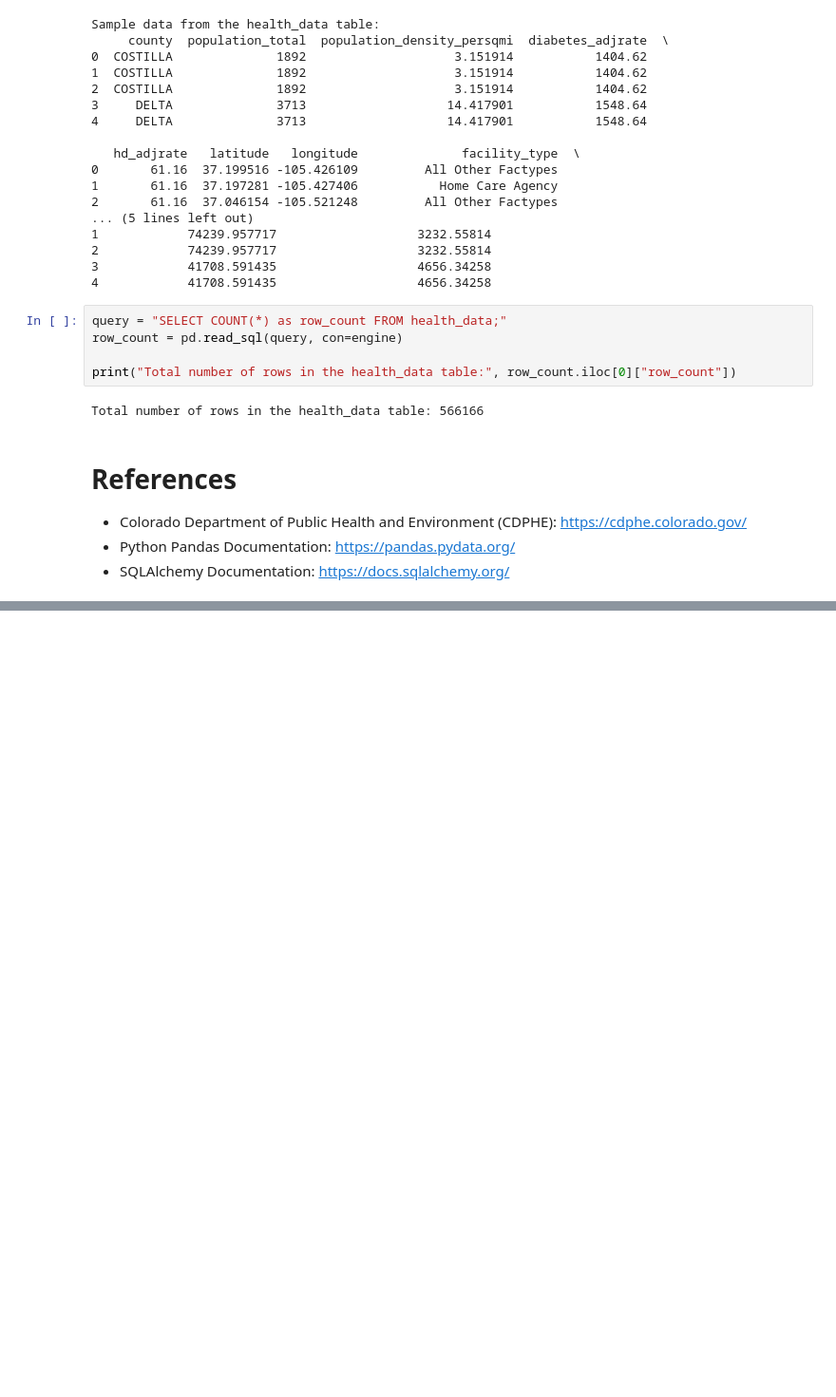
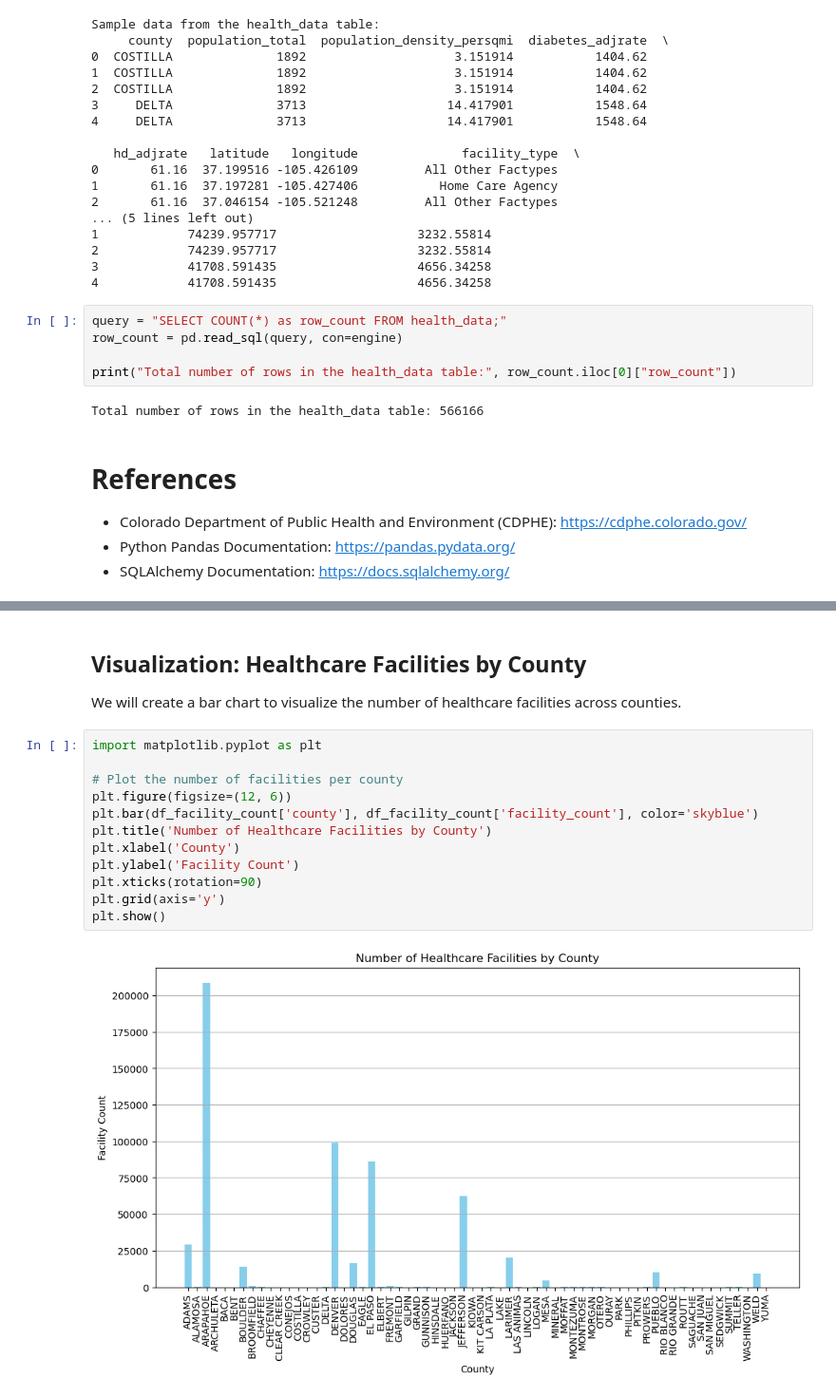
Before and after one commit to tamyalouis/Project_3, a Jupyter notebook: Project_3_.ipynb, the cells around one changed output, grey strips where cells are left out. Shown at 95% size. Cells and saved outputs as stored; diff of their text form; blank space fills up the shorter version.

```diff
--- a/Project_3_.ipynb
+++ b/Project_3_.ipynb
@@ -840,0 +890,18 @@ Total number of rows in the health_data table: 566166
+# %% [markdown]
+## Visualization: Healthcare Facilities by County
+
+We will create a bar chart to visualize the number of healthcare facilities across counties.
+# %%
+import matplotlib.pyplot as plt
+
+# Plot the number of facilities per county
+plt.figure(figsize=(12, 6))
+plt.bar(df_facility_count['county'], df_facility_count['facility_count'], color='skyblue')
+plt.title('Number of Healthcare Facilities by County')
+plt.xlabel('County')
+plt.ylabel('Facility Count')
+plt.xticks(rotation=90)
+plt.grid(axis='y')
+plt.show()
+# %% [output]
+[figure, added]
```
Also changed, not shown: parts of 5 cells of this notebook.
